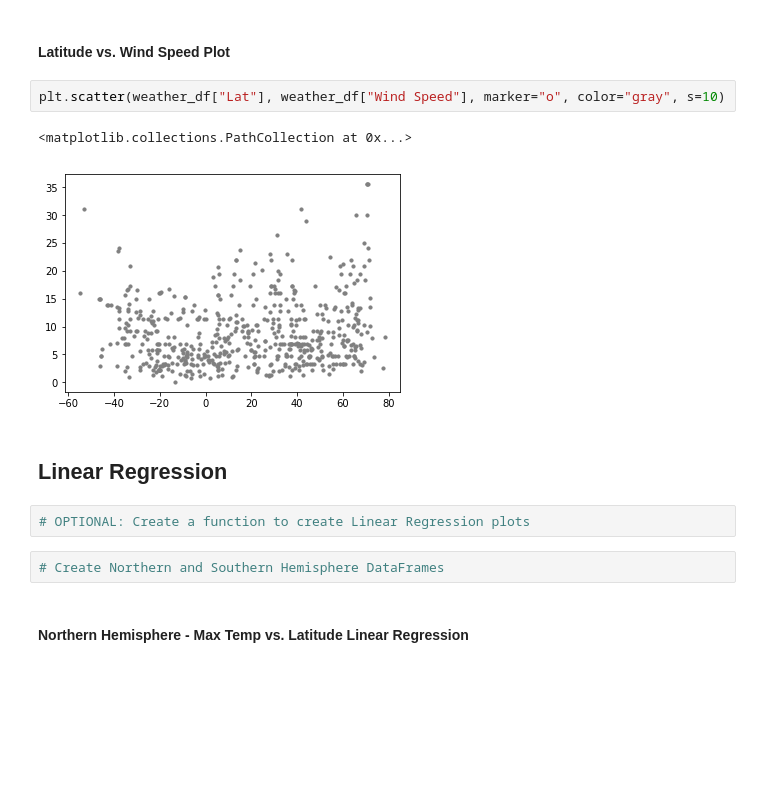
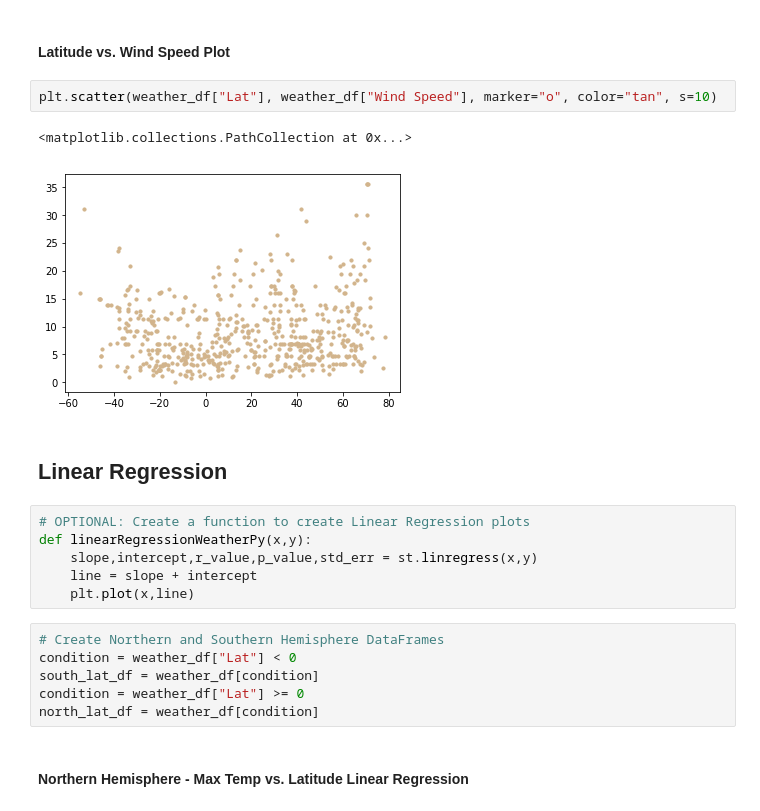
Before and after one commit to bhernan2/API-challenge, a Jupyter notebook: starter_code/WeatherPy.ipynb, the cells around one changed output. Drawn from its saved outputs; the diff is of its cells as text; blank space fills up the shorter version.

Commit message:
started optional assignment for function for linear regression plots

```diff
--- a/starter_code/WeatherPy.ipynb
+++ b/starter_code/WeatherPy.ipynb
@@ -213,15 +213,23 @@ plt.scatter(weather_df["Lat"], weather_df["Cloudiness"], marker="o", color="blue
 # %% [markdown]
 #### Latitude vs. Wind Speed Plot
 # %%
-plt.scatter(weather_df["Lat"], weather_df["Wind Speed"], marker="o", color="gray", s=10)
+plt.scatter(weather_df["Lat"], weather_df["Wind Speed"], marker="o", color="tan", s=10)
 # %% [output]
 <matplotlib.collections.PathCollection at 0x...>
-[figure, old version]
+[figure, new version]
 # %% [markdown]
 ## Linear Regression
 # %%
 # OPTIONAL: Create a function to create Linear Regression plots
+def linearRegressionWeatherPy(x,y):
+    slope,intercept,r_value,p_value,std_err = st.linregress(x,y)
+    line = slope + intercept
+    plt.plot(x,line)
 # %%
 # Create Northern and Southern Hemisphere DataFrames
+condition = weather_df["Lat"] < 0
+south_lat_df = weather_df[condition]
+condition = weather_df["Lat"] >= 0
+north_lat_df = weather_df[condition]
 # %% [markdown]
 ####  Northern Hemisphere - Max Temp vs. Latitude Linear Regression
```
Also changed, not shown: parts of 1 cell of this notebook.
